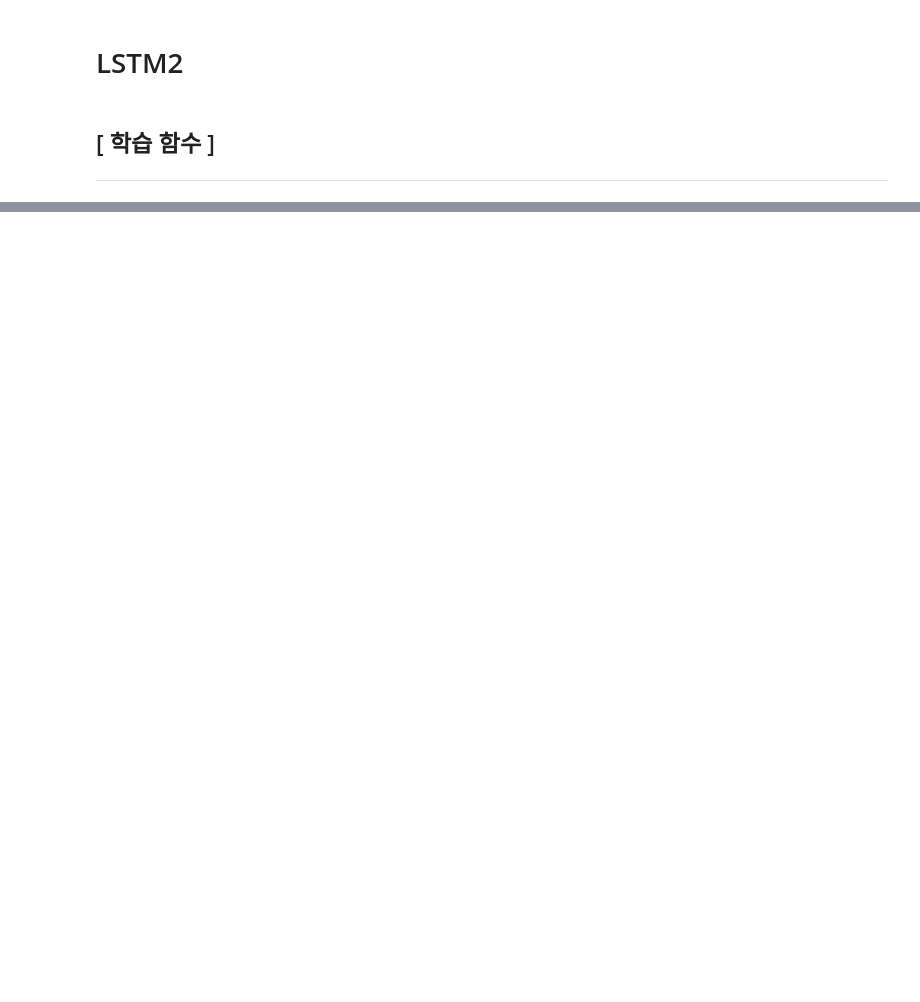
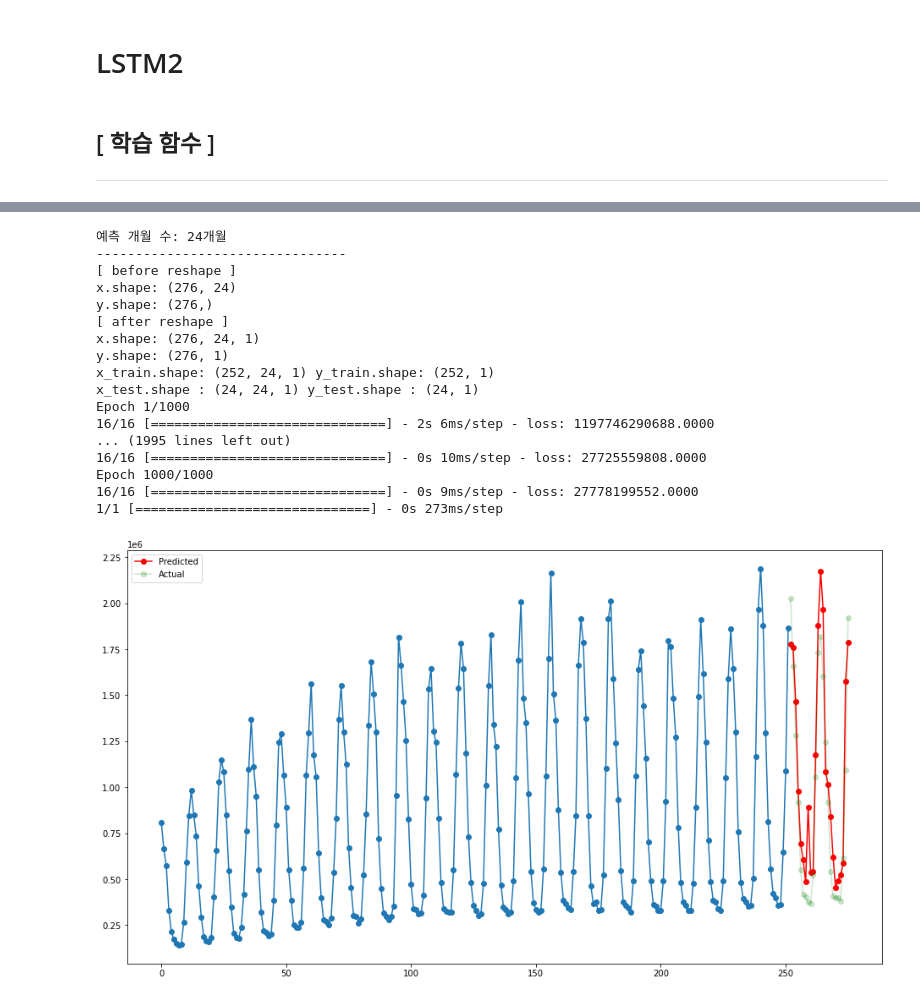
Before and after one commit to minsoo-s/03_Self_Study, a Jupyter notebook: bigstar/Model_LSTM2_minsoo.ipynb, the cells around one changed output, grey strips where cells are left out. Cells and saved outputs as stored; diff of their text form; code cells hidden in the pictures; blank space fills up the shorter version.

```diff
--- a/bigstar/Model_LSTM2_minsoo.ipynb
+++ b/bigstar/Model_LSTM2_minsoo.ipynb
@@ -107,0 +182,6 @@ Epoch 500/500
+# %%
+# 데이터 로딩
+data = pd.read_csv('./data_m.csv')
+target = pd.read_csv('./target.csv')
+
+data_all = pd.concat([data,target[['CIVIL','IND']]], axis=1)
@@ -107,0 +203,24 @@ Epoch 500/500
+# %%
+data = data_all['CIVIL']
+past_learn = 24
+
+y_hat = pred_future(data,past_learn)
+# %% [output]
+예측 개월 수: 24개월
+--------------------------------
+[ before reshape ]
+x.shape: (276, 24)
+y.shape: (276,)
+[ after reshape ]
+x.shape: (276, 24, 1)
+y.shape: (276, 1)
+x_train.shape: (252, 24, 1) y_train.shape: (252, 1)
+x_test.shape : (24, 24, 1) y_test.shape : (24, 1)
+Epoch 1/1000
+16/16 [==============================] - 2s 6ms/step - loss: 1197746290688.0000
+... (1995 lines left out)
+16/16 [==============================] - 0s 10ms/step - loss: 27725559808.0000
+Epoch 1000/1000
+16/16 [==============================] - 0s 9ms/step - loss: 27778199552.0000
+1/1 [==============================] - 0s 273ms/step
+[figure, added]
```
Also changed, not shown: parts of 12 cells of this notebook, 2 other files.
